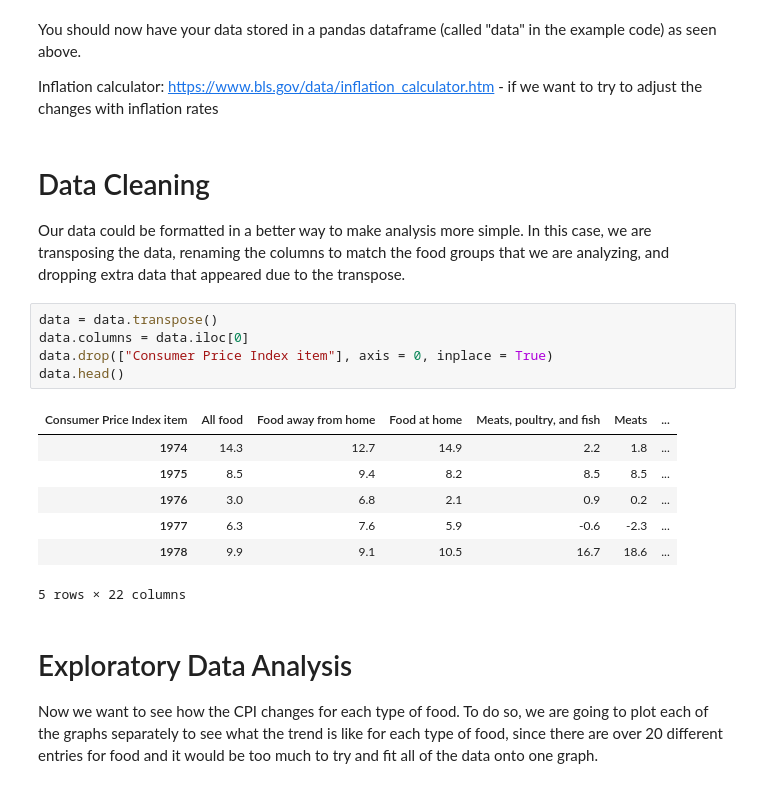
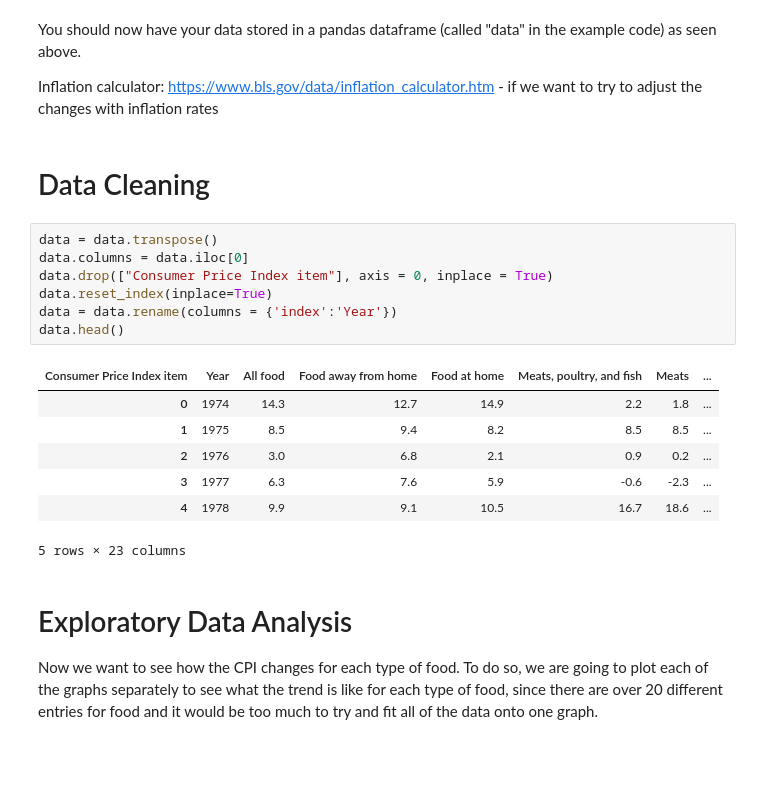
Before and after one commit to Zhu-Daniel/FoodPriceOutlookML, a Jupyter notebook: cmsc320finalproj.ipynb, the cells around one changed output. Drawn from its saved outputs; the diff is of its cells as text; blank space fills up the shorter version.

```diff
--- a/cmsc320finalproj.ipynb
+++ b/cmsc320finalproj.ipynb
@@ -46,22 +46,23 @@ data.head()
 You should now have your data stored in a pandas dataframe (called "data" in the example code) as seen above.
 
 Inflation calculator: https://www.bls.gov/data/inflation_calculator.htm - if we want to try to adjust the changes with inflation rates
-# %% [markdown]
-# Data Cleaning
-Our data could be formatted in a better way to make analysis more simple. In this case, we are transposing the data, renaming the columns to match the food groups that we are analyzing, and dropping extra data that appeared due to the transpose.
+# %% [markdown]
+# Data Cleaning
 # %%
 data = data.transpose()
 data.columns = data.iloc[0]
 data.drop(["Consumer Price Index item"], axis = 0, inplace = True)
+data.reset_index(inplace=True)
+data = data.rename(columns = {'index':'Year'})
 data.head()
 # %% [output]
-| Consumer Price Index item | All food | Food away from home | Food at home | Meats, poultry, and fish | Meats | ... |
-| 1974 | 14.3 | 12.7 | 14.9 | 2.2 | 1.8 | ... |
-| 1975 | 8.5 | 9.4 | 8.2 | 8.5 | 8.5 | ... |
-| 1976 | 3.0 | 6.8 | 2.1 | 0.9 | 0.2 | ... |
-| 1977 | 6.3 | 7.6 | 5.9 | -0.6 | -2.3 | ... |
-| 1978 | 9.9 | 9.1 | 10.5 | 16.7 | 18.6 | ... |
+| Consumer Price Index item | Year | All food | Food away from home | Food at home | Meats, poultry, and fish | Meats | ... |
+| 0 | 1974 | 14.3 | 12.7 | 14.9 | 2.2 | 1.8 | ... |
+| 1 | 1975 | 8.5 | 9.4 | 8.2 | 8.5 | 8.5 | ... |
+| 2 | 1976 | 3.0 | 6.8 | 2.1 | 0.9 | 0.2 | ... |
+| 3 | 1977 | 6.3 | 7.6 | 5.9 | -0.6 | -2.3 | ... |
+| 4 | 1978 | 9.9 | 9.1 | 10.5 | 16.7 | 18.6 | ... |
-5 rows × 22 columns
+5 rows × 23 columns
 # %% [markdown]
 # Exploratory Data Analysis
 Now we want to see how the CPI changes for each type of food. To do so, we are going to plot each of the graphs separately to see what the trend is like for each type of food, since there are over 20 different entries for food and it would be too much to try and fit all of the data onto one graph.
```
Also changed, not shown: parts of 1 cell of this notebook.
